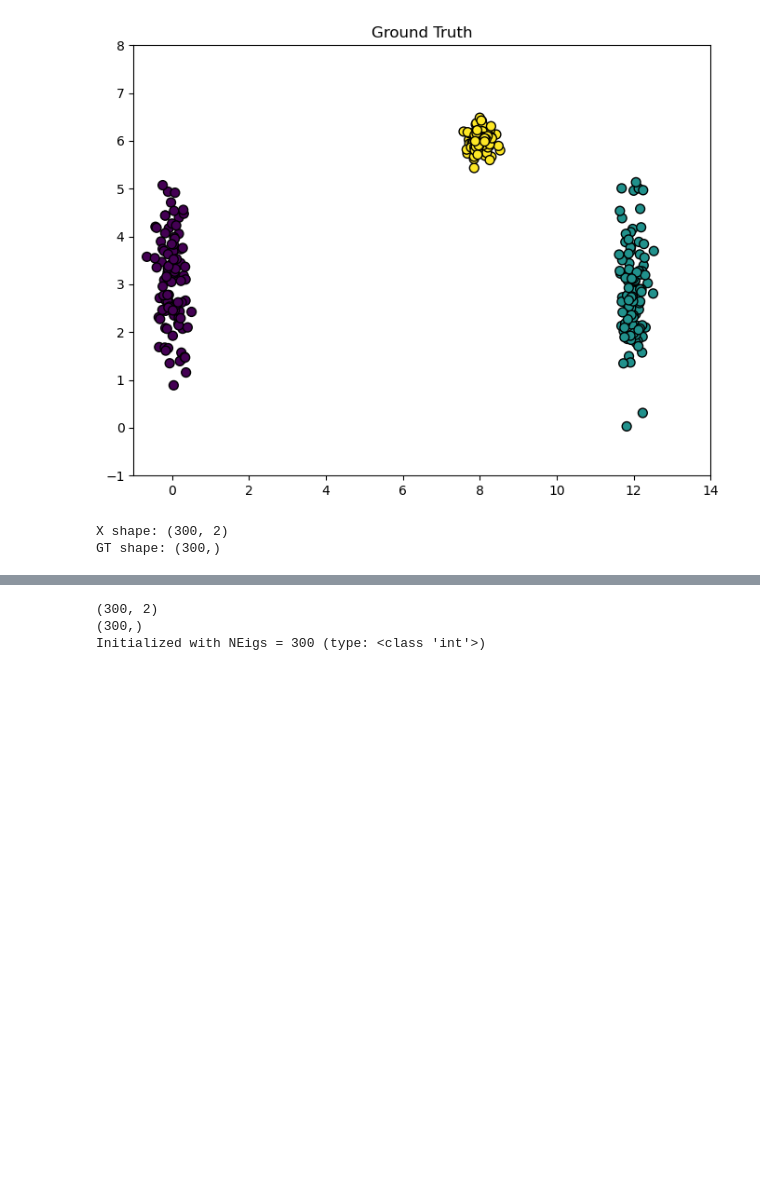
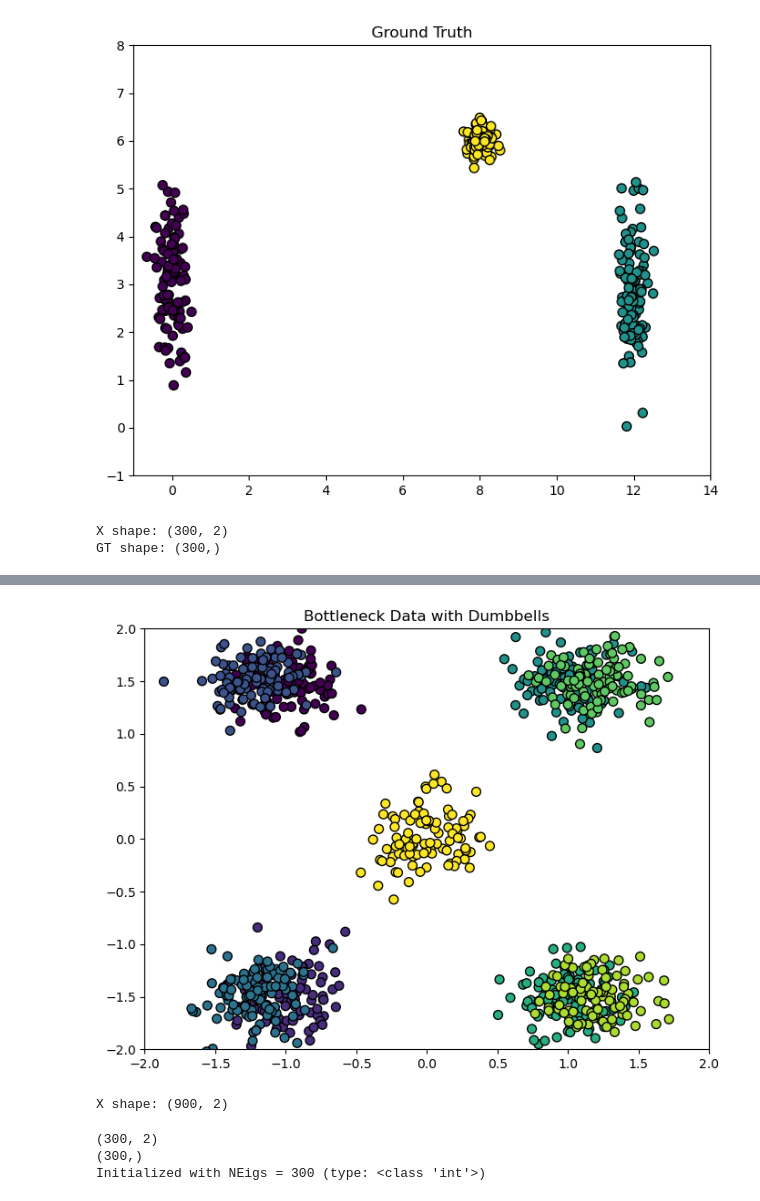
Before and after one commit to seolibek/Tufts2024, a Jupyter notebook: lund_exp.ipynb, the cells around one changed output, grey strips where cells are left out. Drawn from its saved outputs; the diff is of its cells as text; code cells hidden in the pictures; blank space fills up the shorter version.

```diff
--- a/lund_exp.ipynb
+++ b/lund_exp.ipynb
@@ -181,3 +234,49 @@ GT shape: (300,)
+# %%
+import matplotlib.pyplot as plt
+import numpy as np
+
+# Generate data for clusters
+# Left clusters (dumbbell shapes)
+cluster_1_top = np.column_stack((np.random.normal(loc=-1, scale=0.2, size=100),
+                                 np.random.normal(loc=1.5, scale=0.2, size=100)))
+cluster_1_bottom = np.column_stack((np.random.normal(loc=-1, scale=0.2, size=100),
+                                    np.random.normal(loc=-1.5, scale=0.2, size=100)))
+cluster_4_top = np.column_stack((np.random.normal(loc=-1.2, scale=0.2, size=100),
+                                 np.random.normal(loc=1.5, scale=0.2, size=100)))
+cluster_4_bottom = np.column_stack((np.random.normal(loc=-1.2, scale=0.2, size=100),
+                                    np.random.normal(loc=-1.5, scale=0.2, size=100)))
+
+# Center cluster
+cluster_3 = np.column_stack((np.random.normal(loc=0, scale=0.2, size=100),
+                             np.random.normal(loc=0, scale=0.2, size=100)))
+
+# Right clusters (dumbbell shapes)
+cluster_2_top = np.column_stack((np.random.normal(loc=1, scale=0.2, size=100),
+                                 np.random.normal(loc=1.5, scale=0.2, size=100)))
+cluster_2_bottom = np.column_stack((np.random.normal(loc=1, scale=0.2, size=100),
+                                    np.random.normal(loc=-1.5, scale=0.2, size=100)))
+cluster_5_top = np.column_stack((np.random.normal(loc=1.2, scale=0.2, size=100),
+                                 np.random.normal(loc=1.5, scale=0.2, size=100)))
+cluster_5_bottom = np.column_stack((np.random.normal(loc=1.2, scale=0.2, size=100),
+                                    np.random.normal(loc=-1.5, scale=0.2, size=100)))
+
+# Combine all clusters
+X = np.vstack((cluster_1_top, cluster_1_bottom, cluster_4_top, cluster_4_bottom,
+               cluster_2_top, cluster_2_bottom, cluster_5_top, cluster_5_bottom, cluster_3))
+labels = np.array([0]*100 + [1]*100 + [2]*100 + [3]*100 + [4]*100 + [5]*100 + [6]*100 + [7]*100 + [8]*100)
+
+# Plot the data with clusters
+plt.figure(figsize=(8, 6))
+plt.scatter(X[:, 0], X[:, 1], c=labels, cmap='viridis', s=50, edgecolor='k')
+plt.title('Bottleneck Data with Dumbbells')
+plt.xlim(-2, 2)
+plt.ylim(-2, 2)
+plt.show()
+
+print("X shape:", X.shape)
+# %% [output]
+[figure, added]
+X shape: (900, 2)
 # %%
 # kde = KernelDensity(bandwidth=1.0)
 # X = X.reshape(-1, 1)
```
Also changed, not shown: parts of 3 cells of this notebook.
